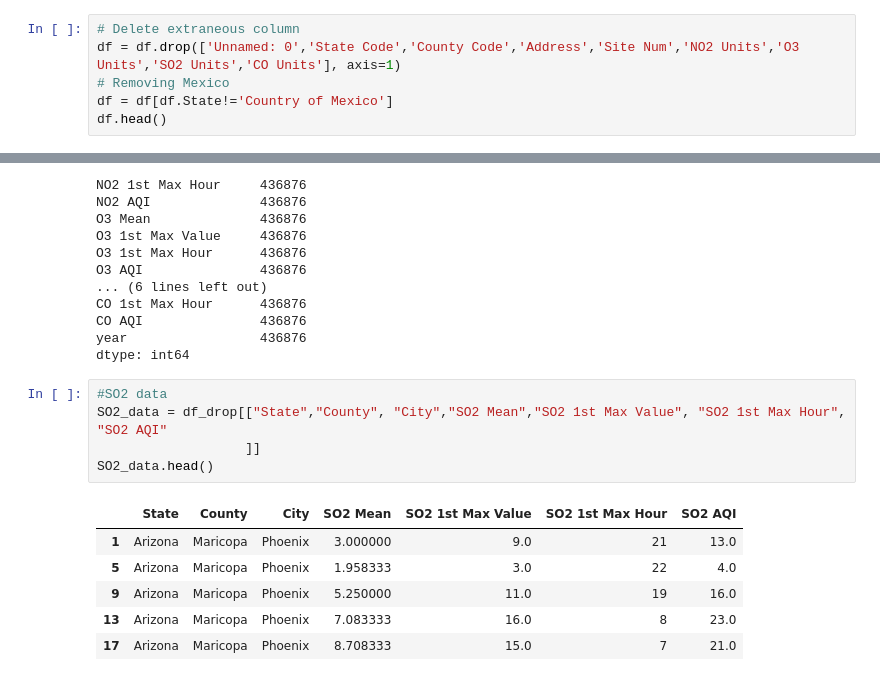
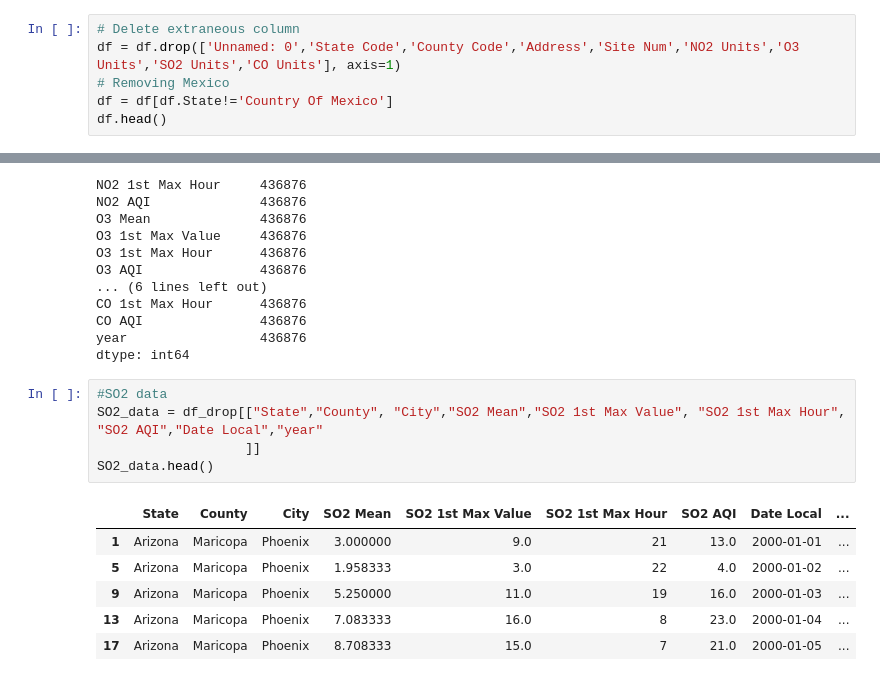
Before and after one commit to sachsjohn/Project_1_Pollution, a Jupyter notebook: Pollution Data.ipynb, the cells around one changed output, grey strips where cells are left out. Saved outputs shown, nothing was run; the diff lists cells and outputs as text.

Commit message:
Actually removing mexico

```diff
--- a/Pollution Data.ipynb
+++ b/Pollution Data.ipynb
@@ -18,7 +18,7 @@ df['Date Local'] = pd.to_datetime(df['Date Local'],format='%Y-%m-%d')
 # Delete extraneous column
 df = df.drop(['Unnamed: 0','State Code','County Code','Address','Site Num','NO2 Units','O3 Units','SO2 Units','CO Units'], axis=1)
 # Removing Mexico
-df = df[df.State!='Country of Mexico']
+df = df[df.State!='Country Of Mexico']
 df.head()
 # %% [output]
 |  | State | County | City | Date Local | NO2 Mean | NO2 1st Max Value | NO2 1st Max Hour | NO2 AQI | ... |
@@ -133,15 +103,15 @@ year                 436876
 dtype: int64
 # %%
 #SO2 data
-SO2_data = df_drop[["State","County", "City","SO2 Mean","SO2 1st Max Value", "SO2 1st Max Hour", "SO2 AQI"
+SO2_data = df_drop[["State","County", "City","SO2 Mean","SO2 1st Max Value", "SO2 1st Max Hour", "SO2 AQI","Date Local","year"
                    ]]
 SO2_data.head()
 # %% [output]
-|  | State | County | City | SO2 Mean | SO2 1st Max Value | SO2 1st Max Hour | SO2 AQI |
-| 1 | Arizona | Maricopa | Phoenix | 3.000000 | 9.0 | 21 | 13.0 |
-| 5 | Arizona | Maricopa | Phoenix | 1.958333 | 3.0 | 22 | 4.0 |
-| 9 | Arizona | Maricopa | Phoenix | 5.250000 | 11.0 | 19 | 16.0 |
-| 13 | Arizona | Maricopa | Phoenix | 7.083333 | 16.0 | 8 | 23.0 |
-| 17 | Arizona | Maricopa | Phoenix | 8.708333 | 15.0 | 7 | 21.0 |
+|  | State | County | City | SO2 Mean | SO2 1st Max Value | SO2 1st Max Hour | SO2 AQI | Date Local | ... |
+| 1 | Arizona | Maricopa | Phoenix | 3.000000 | 9.0 | 21 | 13.0 | 2000-01-01 | ... |
+| 5 | Arizona | Maricopa | Phoenix | 1.958333 | 3.0 | 22 | 4.0 | 2000-01-02 | ... |
+| 9 | Arizona | Maricopa | Phoenix | 5.250000 | 11.0 | 19 | 16.0 | 2000-01-03 | ... |
+| 13 | Arizona | Maricopa | Phoenix | 7.083333 | 16.0 | 8 | 23.0 | 2000-01-04 | ... |
+| 17 | Arizona | Maricopa | Phoenix | 8.708333 | 15.0 | 7 | 21.0 | 2000-01-05 | ... |
 # %%
 #CO data
```
Also changed, not shown: parts of 8 cells of this notebook.
